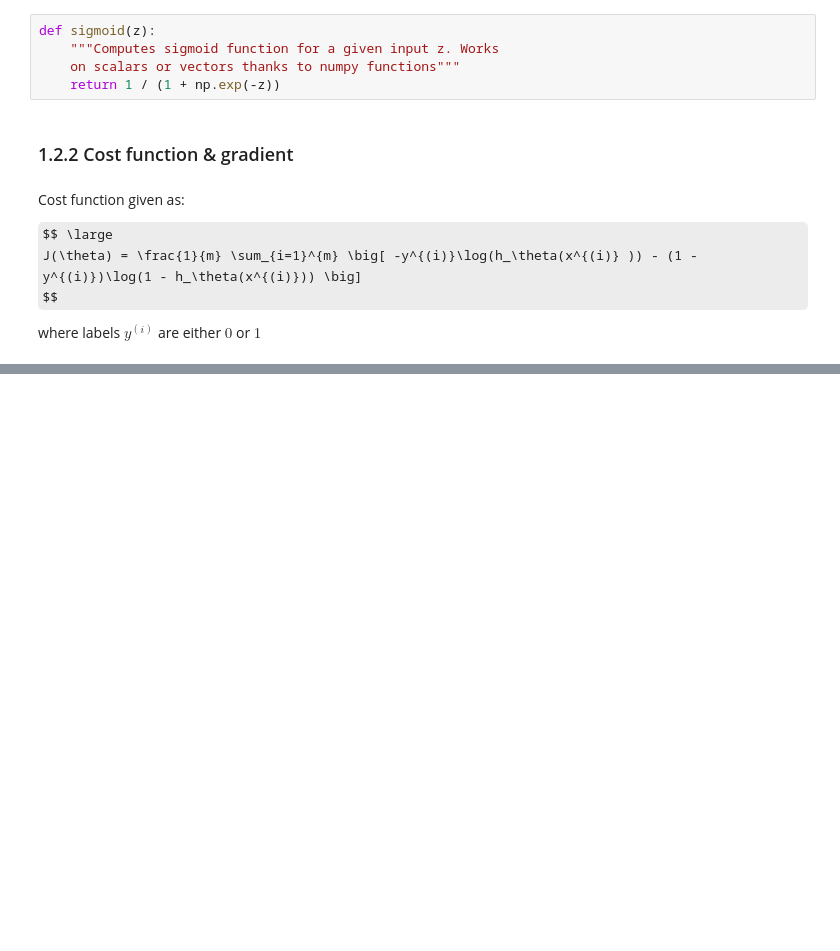
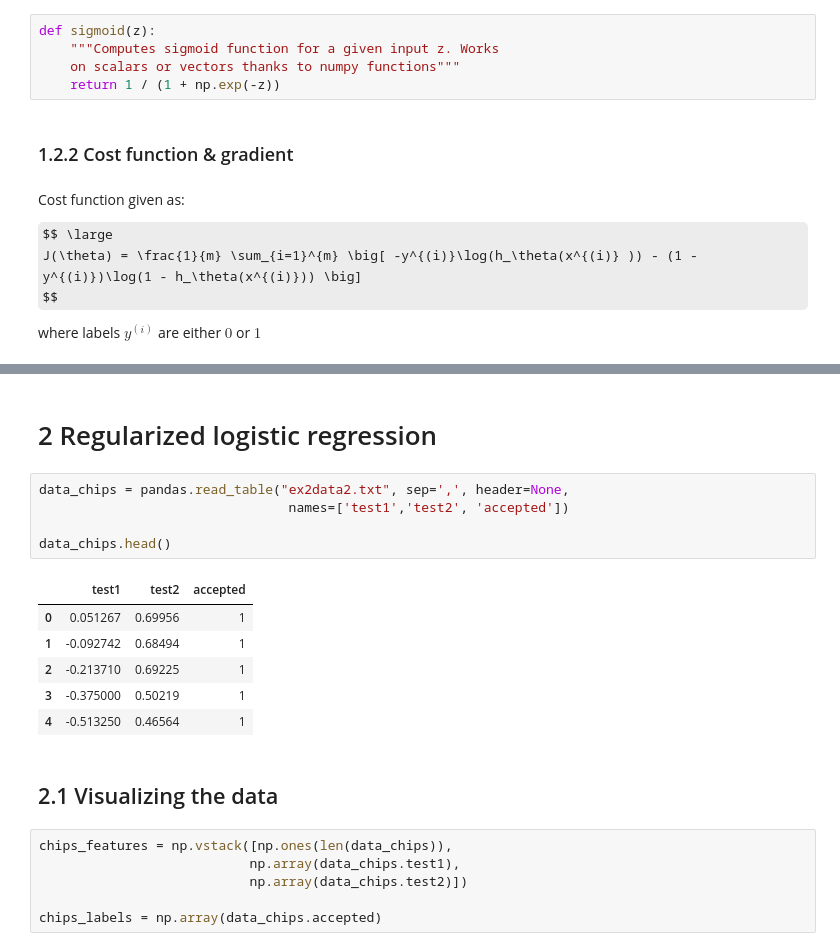
Before and after one commit to liboan/coursera-machine-learning, a Jupyter notebook: mlclass-ex2/ex2.ipynb, the cells around one changed output, grey strips where cells are left out. Saved outputs shown, nothing was run; the diff lists cells and outputs as text; some formulas as TeX source; blank space fills up the shorter version.

```diff
--- a/mlclass-ex2/ex2.ipynb
+++ b/mlclass-ex2/ex2.ipynb
@@ -77,0 +183,22 @@ computeCost(admits_features, admits_labels, admits_model)
+# %% [markdown]
+# 2 Regularized logistic regression
+# %%
+data_chips = pandas.read_table("ex2data2.txt", sep=',', header=None,
+                                names=['test1','test2', 'accepted'])
+
+data_chips.head()
+# %% [output]
+|  | test1 | test2 | accepted |
+| 0 | 0.051267 | 0.69956 | 1 |
+| 1 | -0.092742 | 0.68494 | 1 |
+| 2 | -0.213710 | 0.69225 | 1 |
+| 3 | -0.375000 | 0.50219 | 1 |
+| 4 | -0.513250 | 0.46564 | 1 |
+# %% [markdown]
+## 2.1 Visualizing the data
+# %%
+chips_features = np.vstack([np.ones(len(data_chips)),
+                           np.array(data_chips.test1),
+                           np.array(data_chips.test2)])
+
+chips_labels = np.array(data_chips.accepted)
```
Also changed, not shown: parts of 24 cells of this notebook.
